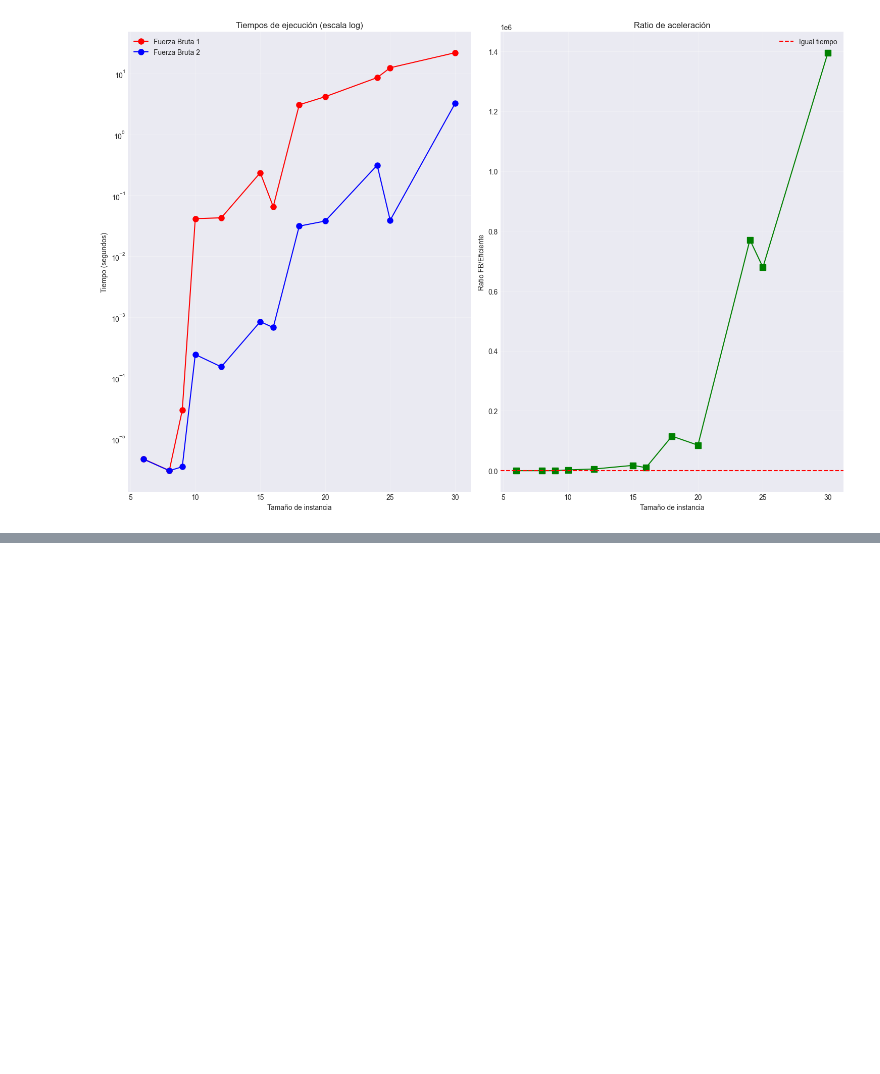
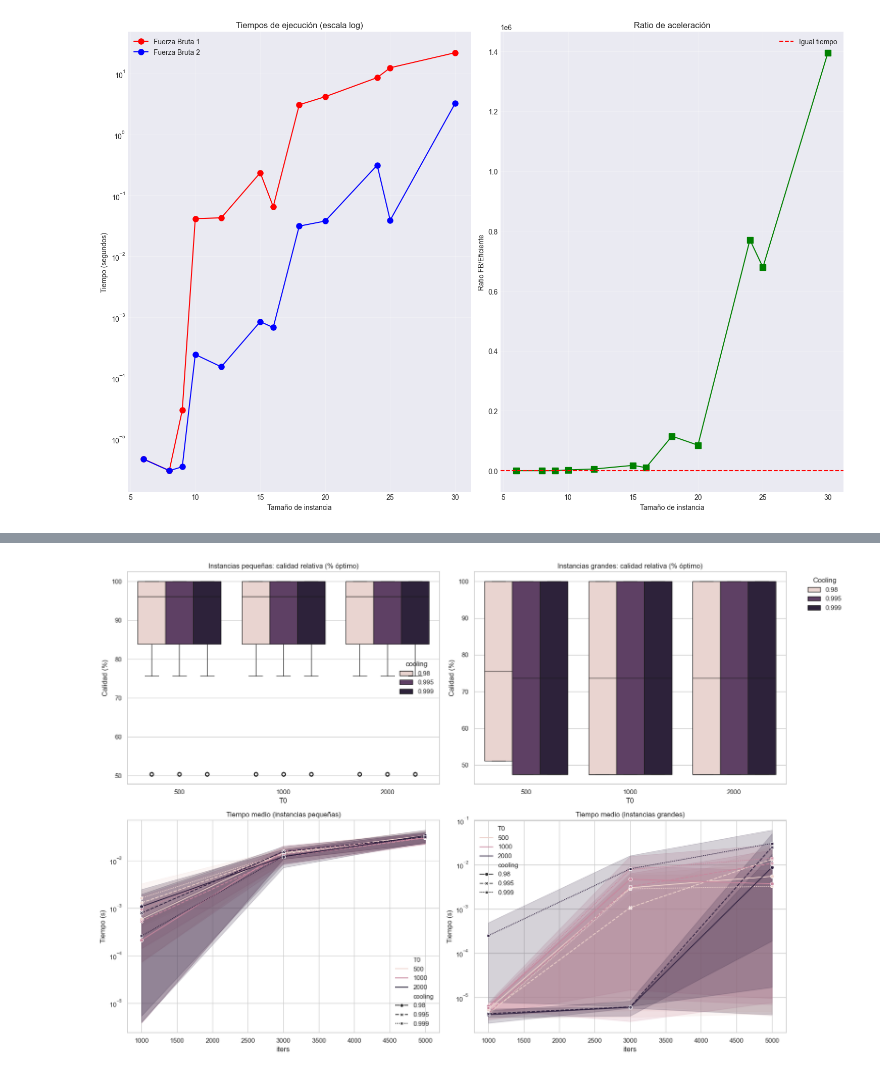
Before and after one commit to ClaudiaHdezPerez/DAA-Project, a Jupyter notebook: src/validation/experimental_analysis.ipynb, the cells around one changed output, grey strips where cells are left out. Drawn from its saved outputs; the diff is of its cells as text; code cells hidden in the pictures; blank space fills up the shorter version.

```diff
--- a/src/validation/experimental_analysis.ipynb
+++ b/src/validation/experimental_analysis.ipynb
@@ -608,0 +630,9 @@ plt.show()
+# %%
+# ============================================
+# Configuración de hiperparámetros a probar
+# ============================================
+T0_values = [500, 1000, 2000]
+cooling_values = [0.98, 0.995, 0.999]
+iter_values = [1000, 3000, 5000]
+
+param_grid = list(itertools.product(T0_values, cooling_values, iter_values))
@@ -608,0 +687,38 @@ plt.show()
+# %%
+# ============================================
+# Análisis y visualización
+# ============================================
+sns.set(style="whitegrid", palette="husl")
+
+fig, axes = plt.subplots(2, 2, figsize=(18, 12))
+
+# 1. Calidad relativa vs hiperparámetros (instancias pequeñas)
+small_data = results_hp[results_hp['instance_size'] <= 20]
+sns.boxplot(data=small_data, x='T0', y='quality_ratio', hue='cooling', ax=axes[0,0])
+axes[0,0].set_title("Instancias pequeñas: calidad relativa (% óptimo)")
+axes[0,0].set_ylabel("Calidad (%)")
+
+# 2. Calidad relativa vs hiperparámetros (instancias grandes)
+large_data = results_hp[results_hp['instance_size'] > 20]
+sns.boxplot(data=large_data, x='T0', y='quality_ratio', hue='cooling', ax=axes[0,1])
+axes[0,1].set_title("Instancias grandes: calidad relativa (% óptimo)")
+axes[0,1].set_ylabel("Calidad (%)")
+axes[0,1].legend(title="Cooling", bbox_to_anchor=(1.05, 1), loc='upper left')
+
+# 3. Tiempo medio de ejecución (instancias pequeñas)
+sns.lineplot(data=small_data, x='iters', y='efficient_time', hue='T0', style='cooling', ax=axes[1,0], markers=True)
+axes[1,0].set_title("Tiempo medio (instancias pequeñas)")
+axes[1,0].set_ylabel("Tiempo (s)")
+axes[1,0].set_yscale("log")  # escala log para ver mejor diferencias
+
+# 4. Tiempo medio de ejecución (instancias grandes)
+sns.lineplot(data=large_data, x='iters', y='efficient_time', hue='T0', style='cooling', ax=axes[1,1], markers=True)
+axes[1,1].set_title("Tiempo medio (instancias grandes)")
+axes[1,1].set_ylabel("Tiempo (s)")
+axes[1,1].set_yscale("log")
+
+plt.tight_layout()
+plt.savefig(f"results/analisis_hp_sa_completo.png", dpi=300, bbox_inches='tight')
+plt.show()
+# %% [output]
+[figure, added]
```
Also changed, not shown: parts of 5 cells of this notebook, 7 other files.
